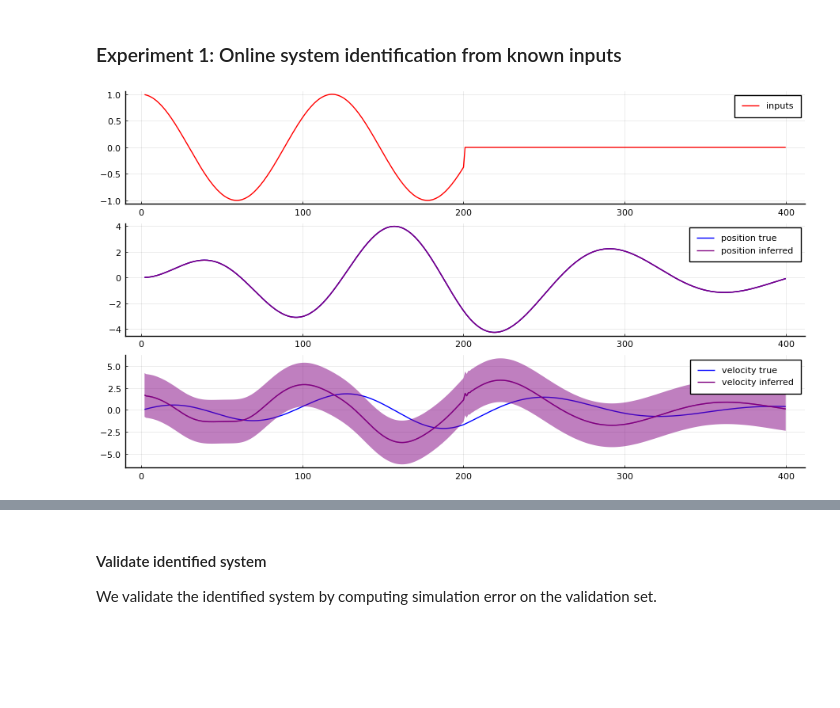
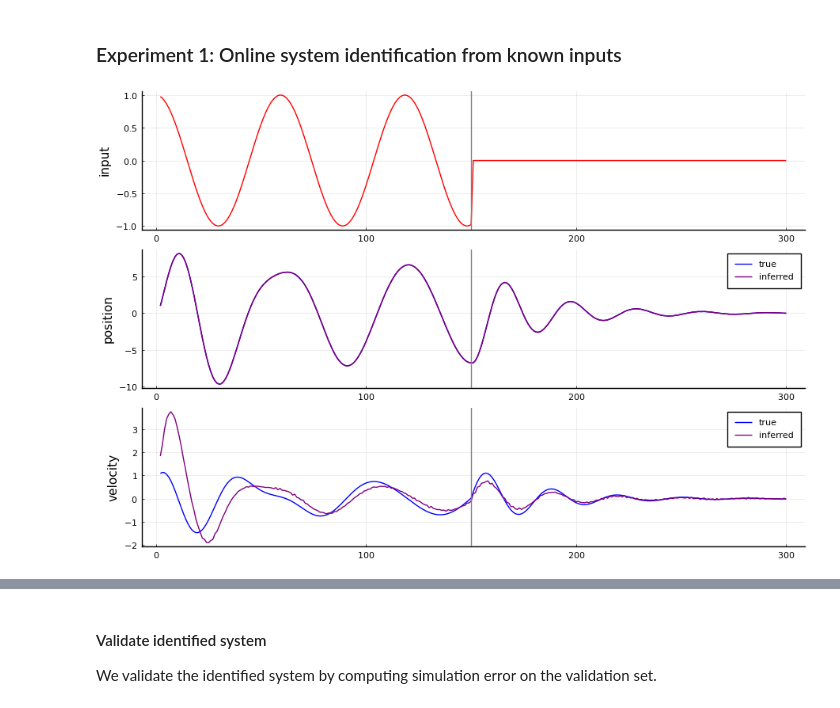
Before and after one commit to wmkouw/actinf-oscillator, a Jupyter notebook: demo_ActInf-GFX-oscillator.ipynb, the cells around one changed output, grey strips where cells are left out. Saved outputs shown, nothing was run; the diff lists cells and outputs as text; code cells hidden in the pictures; blank space fills up the shorter version.

```diff
--- a/demo_ActInf-GFX-oscillator.ipynb
+++ b/demo_ActInf-GFX-oscillator.ipynb
@@ -264,12 +263,11 @@ eval(Meta.parse(algorithmSourceCode(algo)));
 ### Experiment 1: Online system identification from known inputs
 # %%
 # Time horizon
-T = 400
-stop = T-200
+T = 300
+stop = T-150
 
 # Design input signal
-input = [cos.((1:stop)./ (6*π)); zeros(length(stop+1:T),)]
-# input = [0; 0; 1; zeros(T-3,)];
+input = [cos.((1:stop)./ (3*π)); zeros(length(stop+1:T),)];
 # %%
 using GFX
 # %%
@@ -342,12 +354,22 @@ est_coeffs = (zeros(T,2), zeros(T,2,2))
 end
 # %%
-p201 = plot(2:T, input[2:T], color="red", label="inputs")
-p202 = plot(2:T, states[2:T,1], markersize=2, color="blue", label="position true")
-plot!(2:T, est_states[1][2:T,1], color="purple", label="position inferred")
-plot!(2:T, est_states[1][2:T,1], ribbon=[est_states[2][2:T,1,1], est_states[2][2:T,1,1]], alpha=0.5, color="purple", label="")
-p203 = plot(2:T, states[2:T,2], markersize=2, color="blue", label="velocity true")
-plot!(2:T, est_states[1][2:T,2], color="purple", label="velocity inferred")
-plot!(2:T, est_states[1][2:T,2], ribbon=[est_states[2][2:T,2,2], est_states[2][2:T,2,2]], alpha=0.5, color="purple", label="")
-plot(p201, p202, p203, layout=(3,1), size=(900,500))
+# Inputs
+p201 = plot(2:T, input[2:T], color="red", ylabel="input", label="")
+vline!([stop], color="gray", label="")
+
+# Position
+p202 = plot(2:T, states[2:T,1], color="blue", ylabel="position", label="true")
+# scatter!(2:T, output[2:T], markersize=2, alpha=0.5, color="black", label="outputs")
+plot!(2:T, est_states[1][2:T,1], color="purple", label="inferred")
+plot!(2:T, est_states[1][2:T,1], ribbon=[sqrt.(est_states[2][2:T,1]), sqrt.(est_states[2][2:T,1])], alpha=0.5, color="purple", label="")
+vline!([stop], color="gray", label="")
+
+# Velocity
+p203 = plot(2:T, states[2:T,2], color="blue", ylabel="velocity", label="true")
+plot!(2:T, est_states[1][2:T,2], color="purple", label="inferred")
+# plot!(2:T, est_states[1][2:T,2], ribbon=[sqrt.(est_states[2][2:T,2]), sqrt.(est_states[2][2:T,2])], alpha=0.5, color="purple", label="")
+vline!([stop], color="gray", label="")
+
+plot(p201, p202, p203, layout=(3,1), size=(900,600))
 # %% [output]
-[figure, old version]
+[figure, new version]
```
Also changed, not shown: parts of 25 cells of this notebook, 3 other files.
